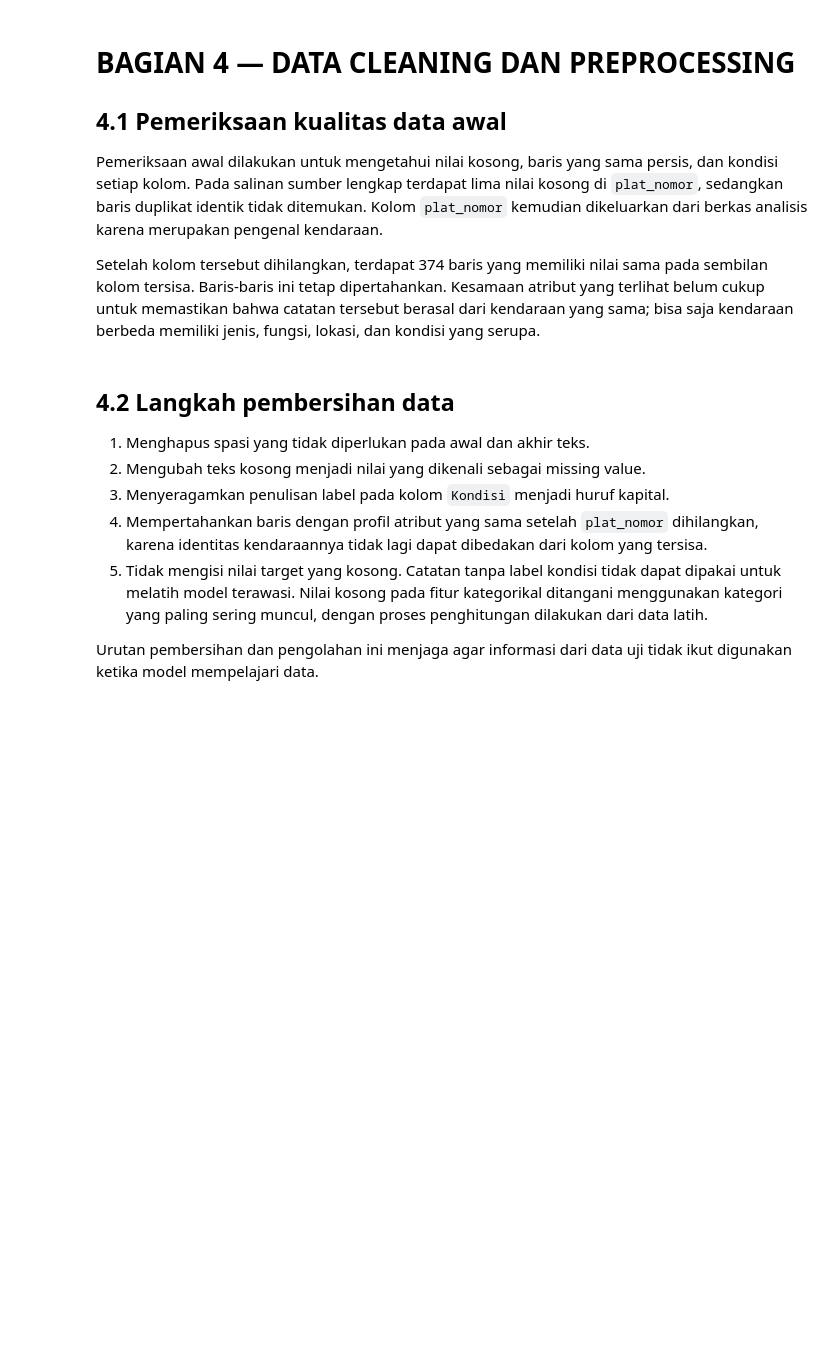
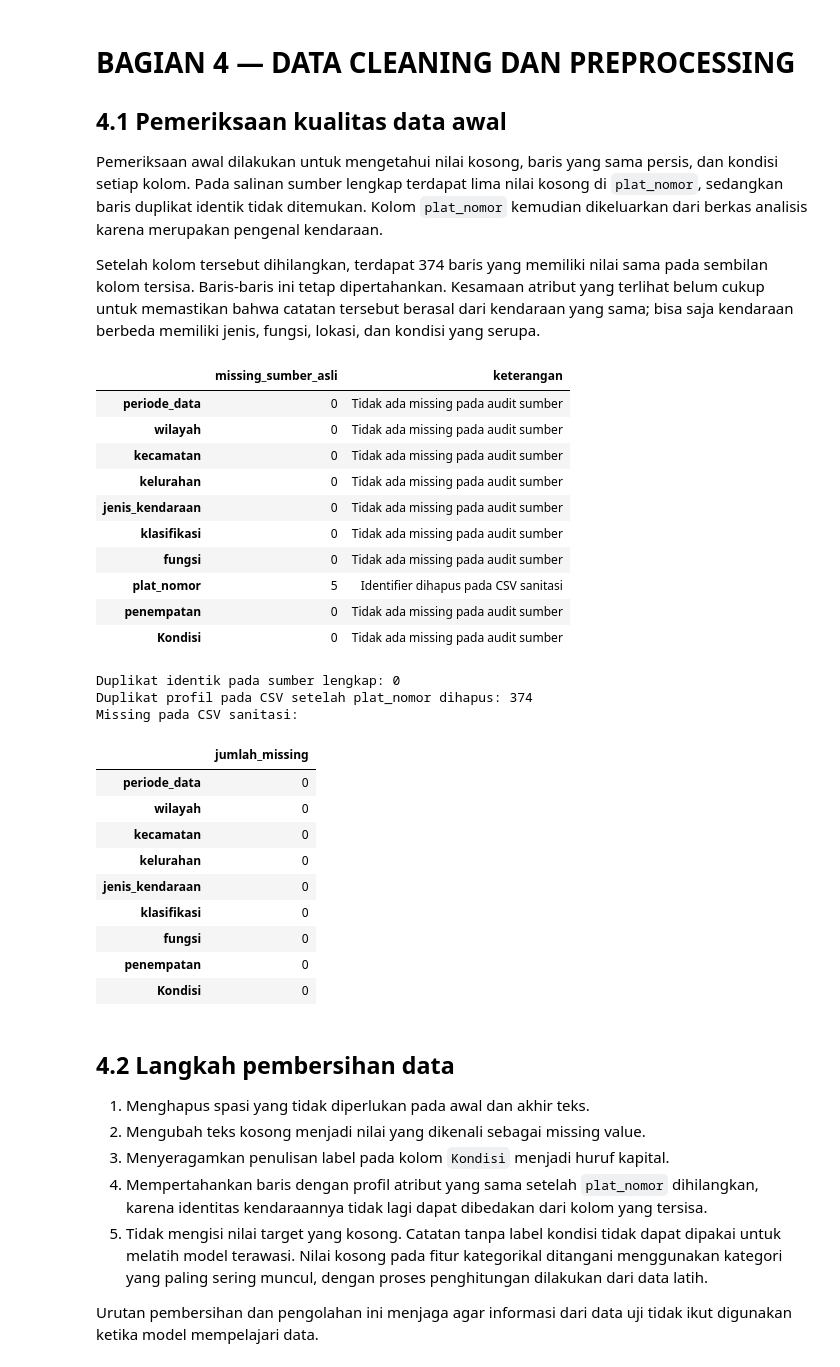
Before and after one commit to Dwiio/50_IF-E_NextLevel, a Jupyter notebook: projek_NextLevel_IF-E.ipynb, the cells around one changed output. Drawn from its saved outputs; the diff is of its cells as text; code cells hidden in the pictures; blank space fills up the shorter version.

```diff
--- a/projek_NextLevel_IF-E.ipynb
+++ b/projek_NextLevel_IF-E.ipynb
@@ -273,6 +273,42 @@ Selanjutnya dihitung tiga ringkasan yang mewakili pola penting dalam dataset. An
 Pemeriksaan awal dilakukan untuk mengetahui nilai kosong, baris yang sama persis, dan kondisi setiap kolom. Pada salinan sumber lengkap terdapat lima nilai kosong di `plat_nomor`, sedangkan baris duplikat identik tidak ditemukan. Kolom `plat_nomor` kemudian dikeluarkan dari berkas analisis karena merupakan pengenal kendaraan.
 
 Setelah kolom tersebut dihilangkan, terdapat 374 baris yang memiliki nilai sama pada sembilan kolom tersisa. Baris-baris ini tetap dipertahankan. Kesamaan atribut yang terlihat belum cukup untuk memastikan bahwa catatan tersebut berasal dari kendaraan yang sama; bisa saja kendaraan berbeda memiliki jenis, fungsi, lokasi, dan kondisi yang serupa.
+# %%
+source_missing = source_audit.get("source_missing_by_column", {})
+source_quality = pd.DataFrame({
+    "missing_sumber_asli": pd.Series(source_missing),
+    "keterangan": ["Identifier dihapus pada CSV sanitasi" if c == "plat_nomor" else "Tidak ada missing pada audit sumber" for c in source_missing]
+})
+display(source_quality)
+print("Duplikat identik pada sumber lengkap:", source_audit.get("source_exact_duplicate_rows", "tidak tersedia"))
+print("Duplikat profil pada CSV setelah plat_nomor dihapus:", int(df_source.duplicated().sum()))
+print("Missing pada CSV sanitasi:")
+display(df_source.isna().sum().to_frame("jumlah_missing"))
+# %% [output]
+|  | missing_sumber_asli | keterangan |
+| periode_data | 0 | Tidak ada missing pada audit sumber |
+| wilayah | 0 | Tidak ada missing pada audit sumber |
+| kecamatan | 0 | Tidak ada missing pada audit sumber |
+| kelurahan | 0 | Tidak ada missing pada audit sumber |
+| jenis_kendaraan | 0 | Tidak ada missing pada audit sumber |
+| klasifikasi | 0 | Tidak ada missing pada audit sumber |
+| fungsi | 0 | Tidak ada missing pada audit sumber |
+| plat_nomor | 5 | Identifier dihapus pada CSV sanitasi |
+| penempatan | 0 | Tidak ada missing pada audit sumber |
+| Kondisi | 0 | Tidak ada missing pada audit sumber |
+Duplikat identik pada sumber lengkap: 0
+Duplikat profil pada CSV setelah plat_nomor dihapus: 374
+Missing pada CSV sanitasi:
+|  | jumlah_missing |
+| periode_data | 0 |
+| wilayah | 0 |
+| kecamatan | 0 |
+| kelurahan | 0 |
+| jenis_kendaraan | 0 |
+| klasifikasi | 0 |
+| fungsi | 0 |
+| penempatan | 0 |
+| Kondisi | 0 |
 # %% [markdown]
 ## 4.2 Langkah pembersihan data
 
```
Also changed, not shown: parts of 7 cells of this notebook.
